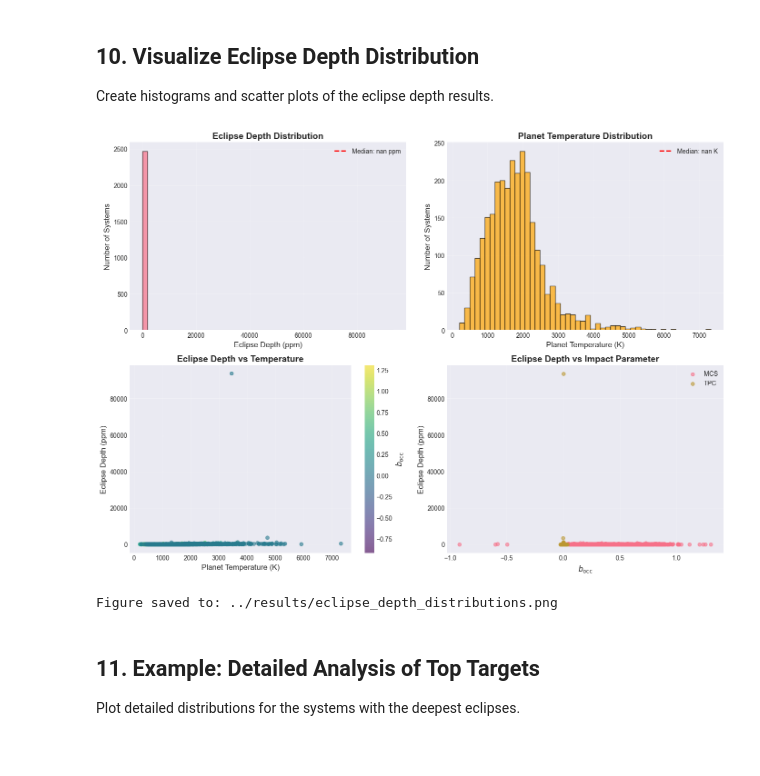
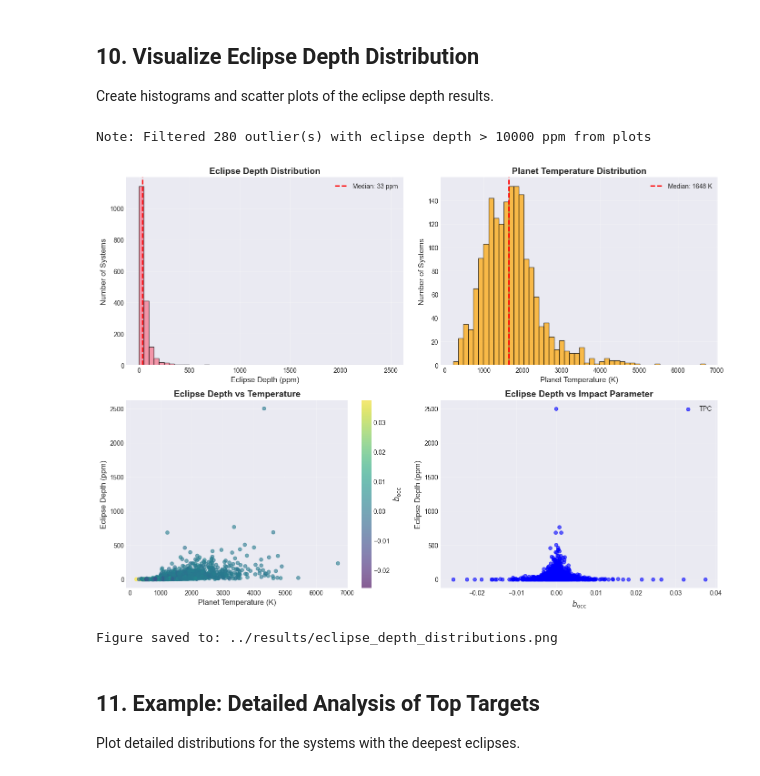
Before and after one commit to zoutongshen/Ariel-Target-Selection, a Jupyter notebook: analysis/notebooks/eclipse_depth_analysis.ipynb, the cells around one changed output. Cells and saved outputs as stored; diff of their text form; code cells hidden in the pictures.

```diff
--- a/analysis/notebooks/eclipse_depth_analysis.ipynb
+++ b/analysis/notebooks/eclipse_depth_analysis.ipynb
@@ -349,13 +374,19 @@ Example: K2-232b
 
 Match systems between MCMC results and stellar parameter catalog.
 # %%
-# Merge MCMC results with stellar parameters
+# Merge MCMC results with stellar parameters (TPC ONLY)
 systems_for_analysis = []
 missing_stellar = []
 incomplete_stellar = []
+skipped_mcs = 0
 
 for idx, row in mcmc_results.iterrows():
     planet_name = row['Planet']
+
+    # Skip MCS systems - only analyze TPC
+    if row['Dataset'] == 'MCS':
+        skipped_mcs += 1
+        continue
 
     if planet_name not in all_stellar:
         missing_stellar.append(planet_name)
@@ -392,7 +423,8 @@ for idx, row in mcmc_results.iterrows():
 
     systems_for_analysis.append(system)
 
-print(f"Systems ready for eclipse depth analysis: {len(systems_for_analysis)}")
+print(f"Systems ready for eclipse depth analysis: {len(systems_for_analysis)} (TPC only)")
+print(f"MCS systems skipped: {skipped_mcs}")
 print(f"Systems missing from stellar catalog: {len(missing_stellar)}")
 print(f"Systems with incomplete stellar data: {len(incomplete_stellar)}")
 
@@ -555,8 +591,7 @@ for i, system in enumerate(systems_for_analysis, 1):
         result = calculate_eclipse_depth_distribution(
             system,
             n_samples=10000,
-            A_B=0.0,  # Conservative (maximum T_p)
-            f=0.5,    # Uniform redistribution
+            epsilon=0.8,  # Greenhouse effect (Tessenyi et al. 2012)
             random_seed=42 + i
         )
         eclipse_results.append(result)
@@ -698,11 +732,16 @@ Create histograms and scatter plots of the eclipse depth results.
 if len(eclipse_results) > 0:
     fig, axes = plt.subplots(2, 2, figsize=(14, 10))
 
-    # Extract data
-    depths_ppm = [r['depth_ppm_median'] for r in eclipse_results]
-    T_ps = [r['T_p_median'] for r in eclipse_results]
-    b_occs = [r['b_occ_median'] for r in eclipse_results]
-    datasets = [r['dataset'] for r in eclipse_results]
+    # Extract data and filter outliers (remove depths > 10000 ppm)
+    filtered_results = [r for r in eclipse_results if r['depth_ppm_median'] < 10000]
+    depths_ppm = [r['depth_ppm_median'] for r in filtered_results]
+    T_ps = [r['T_p_median'] for r in filtered_results]
+    b_occs = [r['b_occ_median'] for r in filtered_results]
+    datasets = [r['dataset'] for r in filtered_results]
+
+    n_filtered = len(eclipse_results) - len(filtered_results)
+    if n_filtered > 0:
+        print(f"Note: Filtered {n_filtered} outlier(s) with eclipse depth > 10000 ppm from plots")
 
     # 1. Eclipse depth histogram
     ax = axes[0, 0]
@@ -721,44 +760,44 @@ if len(eclipse_results) > 0:
     ax.set_ylabel('Number of Systems', fontsize=12)
     ax.set_title('Planet Temperature Distribution', fontsize=14, fontweight='bold')
     ax.axvline(np.median(T_ps), color='red', linestyle='--', linewidth=2, label=f'Median: {np.median(T_ps):.0f} K')
     ax.legend()
     ax.grid(alpha=0.3)
 
     # 3. Eclipse depth vs T_p
     ax = axes[1, 0]
     scatter = ax.scatter(T_ps, depths_ppm, alpha=0.6, s=30, c=b_occs, cmap='viridis')
     ax.set_xlabel('Planet Temperature (K)', fontsize=12)
     ax.set_ylabel('Eclipse Depth (ppm)', fontsize=12)
     ax.set_title('Eclipse Depth vs Temperature', fontsize=14, fontweight='bold')
     cbar = plt.colorbar(scatter, ax=ax)
     cbar.set_label(r'$b_{\rm occ}$', fontsize=12)
     ax.grid(alpha=0.3)
 
     # 4. Eclipse depth vs b_occ
     ax = axes[1, 1]
-    for dataset in ['MCS', 'TPC']:
-        mask = np.array(datasets) == dataset
-        ax.scatter(
-            np.array(b_occs)[mask],
-            np.array(depths_ppm)[mask],
-            alpha=0.6,
-            s=30,
-            label=dataset
-        )
+    ax.scatter(
+        b_occs,
+        depths_ppm,
+        alpha=0.6,
+        s=30,
+        label='TPC',
+        color='blue'
+    )
     ax.set_xlabel(r'$b_{\rm occ}$', fontsize=12)
     ax.set_ylabel('Eclipse Depth (ppm)', fontsize=12)
     ax.set_title('Eclipse Depth vs Impact Parameter', fontsize=14, fontweight='bold')
     ax.legend()
     ax.grid(alpha=0.3)
 
     plt.tight_layout()
     plt.savefig('../results/eclipse_depth_distributions.png', dpi=150, bbox_inches='tight')
     plt.show()
 
     print("Figure saved to: ../results/eclipse_depth_distributions.png")
 # %% [output]
+Note: Filtered 280 outlier(s) with eclipse depth > 10000 ppm from plots
-[figure, old version]
+[figure, new version]
-Figure saved to: ../results/eclipse_depth_distributions.png
+Figure saved to: ../results/eclipse_depth_distributions.png
 # %% [markdown]
 ## 11. Example: Detailed Analysis of Top Targets
 
```
Also changed, not shown: parts of 8 cells of this notebook, 44 other files.
